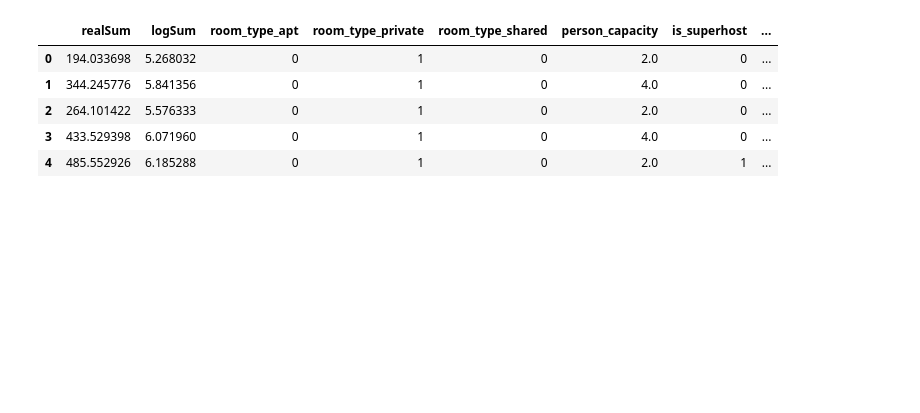
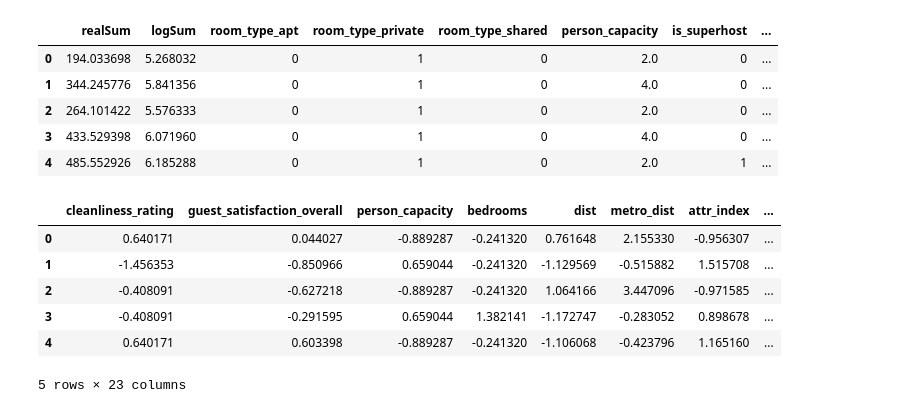
Before and after one commit to ShenghaoXue/MATH-189-Project-SP26, a Jupyter notebook: phase_3.ipynb, the cells around one changed output. Saved outputs shown, nothing was run; the diff lists cells and outputs as text; code cells hidden in the pictures; blank space fills up the shorter version.

```diff
--- a/phase_3.ipynb
+++ b/phase_3.ipynb
@@ -22,3 +53,40 @@ df.head()
+# %%
+preprocess = ColumnTransformer(
+    transformers=[
+        ("scale_numeric", StandardScaler(), numeric_cols),
+
+        ("binary", "passthrough", binary_cols),
+
+        ("city_dummies", OneHotEncoder(
+            drop="first",
+            handle_unknown="ignore",
+            sparse_output=False
+            ), categorical_cols),
+    ],
+    remainder="drop",
+)
+
+preprocess.fit(X)
+
+city_dummy_cols = list(
+    preprocess.named_transformers_["city_dummies"].get_feature_names_out(categorical_cols)
+)
+
+all_feature_cols = numeric_cols + binary_cols + city_dummy_cols
+
+X_processed = pd.DataFrame(
+    preprocess.transform(X), columns=all_feature_cols, index=X.index,
+)
+# %%
+X_processed.head()
+# %% [output]
+|  | cleanliness_rating | guest_satisfaction_overall | person_capacity | bedrooms | dist | metro_dist | attr_index | ... |
+| 0 | 0.640171 | 0.044027 | -0.889287 | -0.241320 | 0.761648 | 2.155330 | -0.956307 | ... |
+| 1 | -1.456353 | -0.850966 | 0.659044 | -0.241320 | -1.129569 | -0.515882 | 1.515708 | ... |
+| 2 | -0.408091 | -0.627218 | -0.889287 | -0.241320 | 1.064166 | 3.447096 | -0.971585 | ... |
+| 3 | -0.408091 | -0.291595 | 0.659044 | 1.382141 | -1.172747 | -0.283052 | 0.898678 | ... |
+| 4 | 0.640171 | 0.603398 | -0.889287 | -0.241320 | -1.106068 | -0.423796 | 1.165160 | ... |
+5 rows × 23 columns
 # %%
 # --- Naive Multiple Linear Regression Baseline ---
 
```
Also changed, not shown: parts of 22 cells of this notebook.
